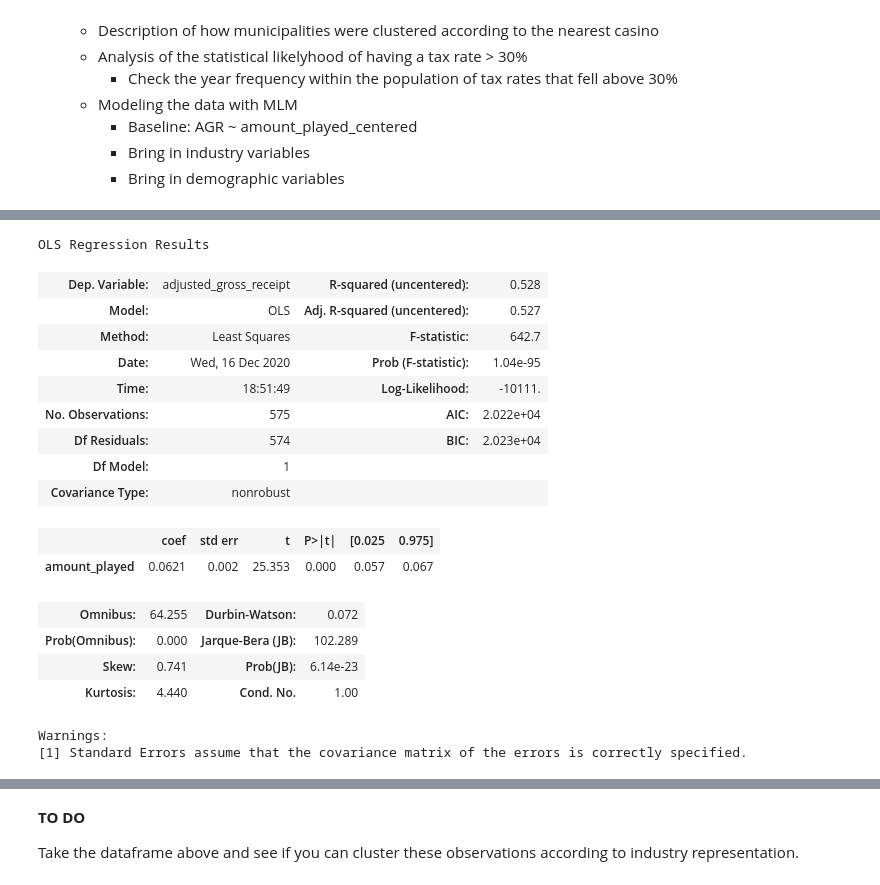
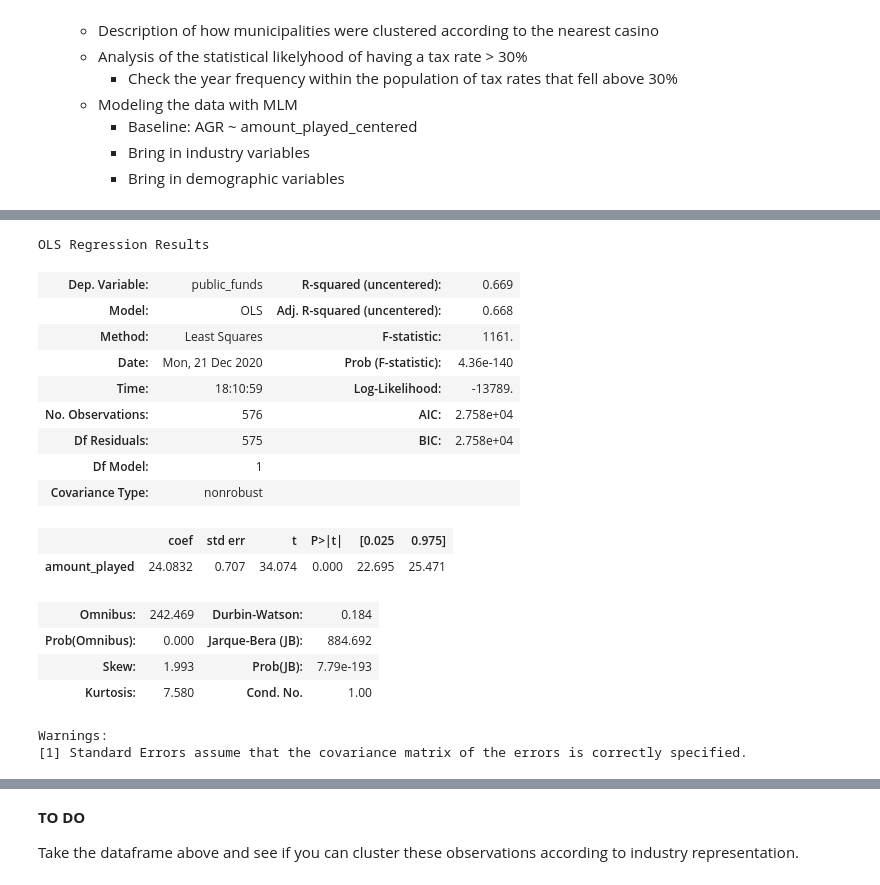
Before and after one commit to joelsewhere/illinois-gaming, a Jupyter notebook: notebooks/eda.ipynb, the cells around one changed output, grey strips where cells are left out. Cells and saved outputs as stored; diff of their text form; code cells hidden in the pictures.

```diff
--- a/notebooks/eda.ipynb
+++ b/notebooks/eda.ipynb
@@ -322,3 +281,0 @@ for casino in casino_revenue:
-# %%
-df.set_index('date', inplace = True)
-nearest_casino_groups = df.groupby(['nearest_casino', pd.Grouper(freq='M')]).sum().reset_index()
@@ -333,2 +281,0 @@ for idx in nearest_casino_groups.index:
-# %%
-nearest_casino_groups['adjusted_gross_receipt'] = agr
@@ -364,24 +300,26 @@ fig.tight_layout()
+# %%
+nearest_casino_groups['public_funds'] = nearest_casino_groups.casino_local_share + nearest_casino_groups.casino_state_share
 # %%
-model = sm.OLS(nearest_casino_groups.adjusted_gross_receipt, nearest_casino_groups.amount_played).fit()
+model = sm.OLS(nearest_casino_groups.public_funds, nearest_casino_groups.amount_played).fit()
 
 model.summary()
 # %% [output]
 OLS Regression Results
-| Dep. Variable: | adjusted_gross_receipt | R-squared (uncentered): | 0.528 |
-| Model: | OLS | Adj. R-squared (uncentered): | 0.527 |
-| Method: | Least Squares | F-statistic: | 642.7 |
-| Date: | Wed, 16 Dec 2020 | Prob (F-statistic): | 1.04e-95 |
-| Time: | 18:51:49 | Log-Likelihood: | -10111. |
-| No. Observations: | 575 | AIC: | 2.022e+04 |
-| Df Residuals: | 574 | BIC: | 2.023e+04 |
+| Dep. Variable: | public_funds | R-squared (uncentered): | 0.669 |
+| Model: | OLS | Adj. R-squared (uncentered): | 0.668 |
+| Method: | Least Squares | F-statistic: | 1161. |
+| Date: | Mon, 21 Dec 2020 | Prob (F-statistic): | 4.36e-140 |
+| Time: | 18:10:59 | Log-Likelihood: | -13789. |
+| No. Observations: | 576 | AIC: | 2.758e+04 |
+| Df Residuals: | 575 | BIC: | 2.758e+04 |
 | Df Model: | 1 |  |  |
 | Covariance Type: | nonrobust |  |  |
 |  | coef | std err | t | P>|t| | [0.025 | 0.975] |
-| amount_played | 0.0621 | 0.002 | 25.353 | 0.000 | 0.057 | 0.067 |
+| amount_played | 24.0832 | 0.707 | 34.074 | 0.000 | 22.695 | 25.471 |
-| Omnibus: | 64.255 | Durbin-Watson: | 0.072 |
-| Prob(Omnibus): | 0.000 | Jarque-Bera (JB): | 102.289 |
-| Skew: | 0.741 | Prob(JB): | 6.14e-23 |
-| Kurtosis: | 4.440 | Cond. No. | 1.00 |
+| Omnibus: | 242.469 | Durbin-Watson: | 0.184 |
+| Prob(Omnibus): | 0.000 | Jarque-Bera (JB): | 884.692 |
+| Skew: | 1.993 | Prob(JB): | 7.79e-193 |
+| Kurtosis: | 7.580 | Cond. No. | 1.00 |
 Warnings:
 [1] Standard Errors assume that the covariance matrix of the errors is correctly specified.
 # %%
```
Also changed, not shown: parts of 51 cells of this notebook, 2 other files.
